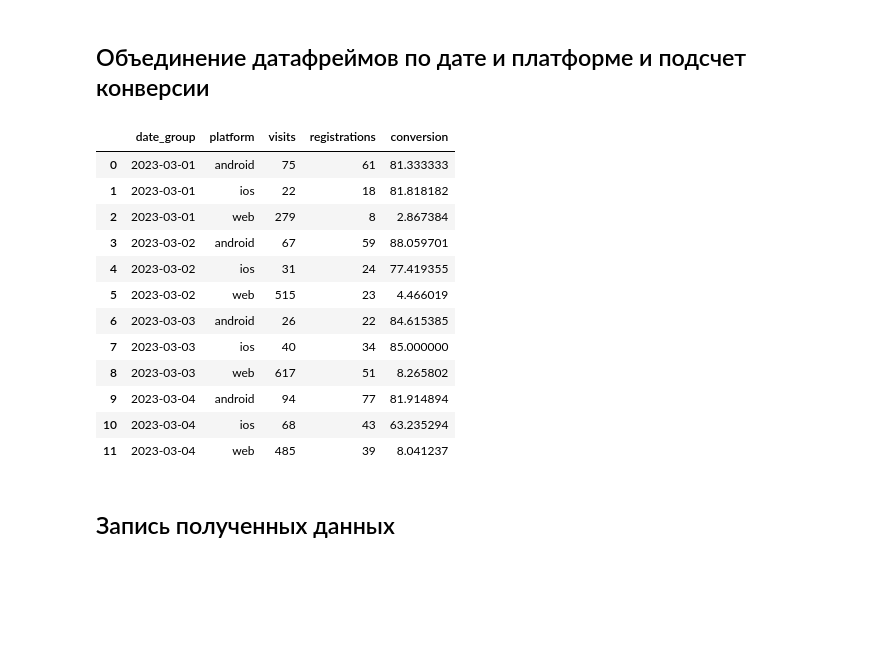
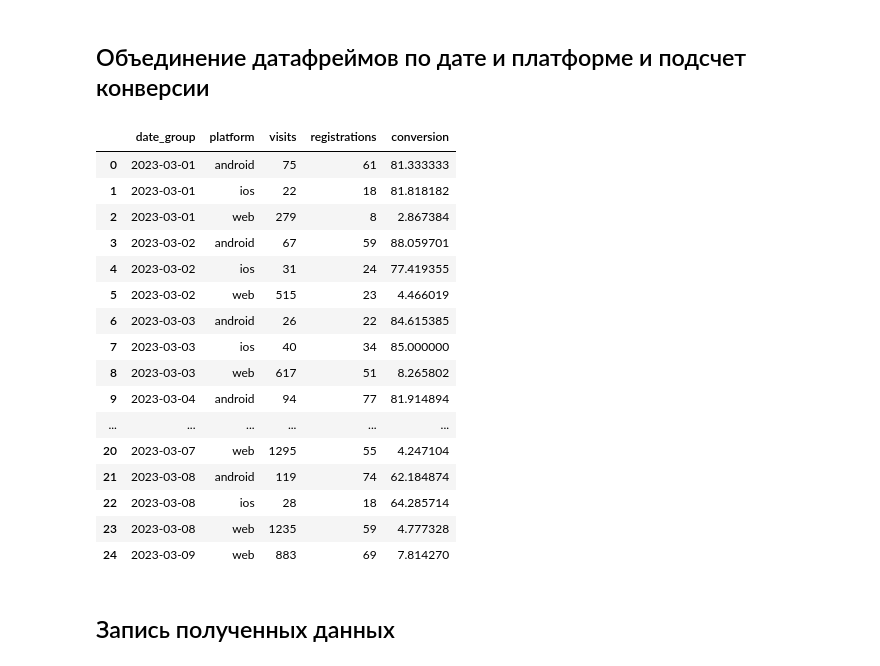
Before and after one commit to Nechetnaya/data-analytics-project-100, a Jupyter notebook: charts_project.ipynb, the cells around one changed output. Cells and saved outputs as stored; diff of their text form; code cells hidden in the pictures; blank space fills up the shorter version.

```diff
--- a/charts_project.ipynb
+++ b/charts_project.ipynb
@@ -153,25 +153,30 @@ visits_count.head(12)
 # %%
 conversion = visits_count \
     .merge(registrations_count, how='left', on=['date', 'platform']) \
-    .rename(columns={'date': 'date_group'})
+    .rename(columns={'date': 'date_group'}) /
+    .sort_values('date')
 # %%
 conversion['conversion'] = conversion.registrations / conversion.visits * 100
 # %%
-conversion.head(12)
+conversion.head(25)
 # %% [output]
 |  | date_group | platform | visits | registrations | conversion |
 | 0 | 2023-03-01 | android | 75 | 61 | 81.333333 |
 | 1 | 2023-03-01 | ios | 22 | 18 | 81.818182 |
 | 2 | 2023-03-01 | web | 279 | 8 | 2.867384 |
 | 3 | 2023-03-02 | android | 67 | 59 | 88.059701 |
 | 4 | 2023-03-02 | ios | 31 | 24 | 77.419355 |
 | 5 | 2023-03-02 | web | 515 | 23 | 4.466019 |
 | 6 | 2023-03-03 | android | 26 | 22 | 84.615385 |
 | 7 | 2023-03-03 | ios | 40 | 34 | 85.000000 |
 | 8 | 2023-03-03 | web | 617 | 51 | 8.265802 |
 | 9 | 2023-03-04 | android | 94 | 77 | 81.914894 |
-| 10 | 2023-03-04 | ios | 68 | 43 | 63.235294 |
-| 11 | 2023-03-04 | web | 485 | 39 | 8.041237 |
+| ... | ... | ... | ... | ... | ... |
+| 20 | 2023-03-07 | web | 1295 | 55 | 4.247104 |
+| 21 | 2023-03-08 | android | 119 | 74 | 62.184874 |
+| 22 | 2023-03-08 | ios | 28 | 18 | 64.285714 |
+| 23 | 2023-03-08 | web | 1235 | 59 | 4.777328 |
+| 24 | 2023-03-09 | web | 883 | 69 | 7.814270 |
 # %% [markdown]
 ## Запись полученных данных
 # %%
```
Also changed, not shown: parts of 50 cells of this notebook, 1 other file.
